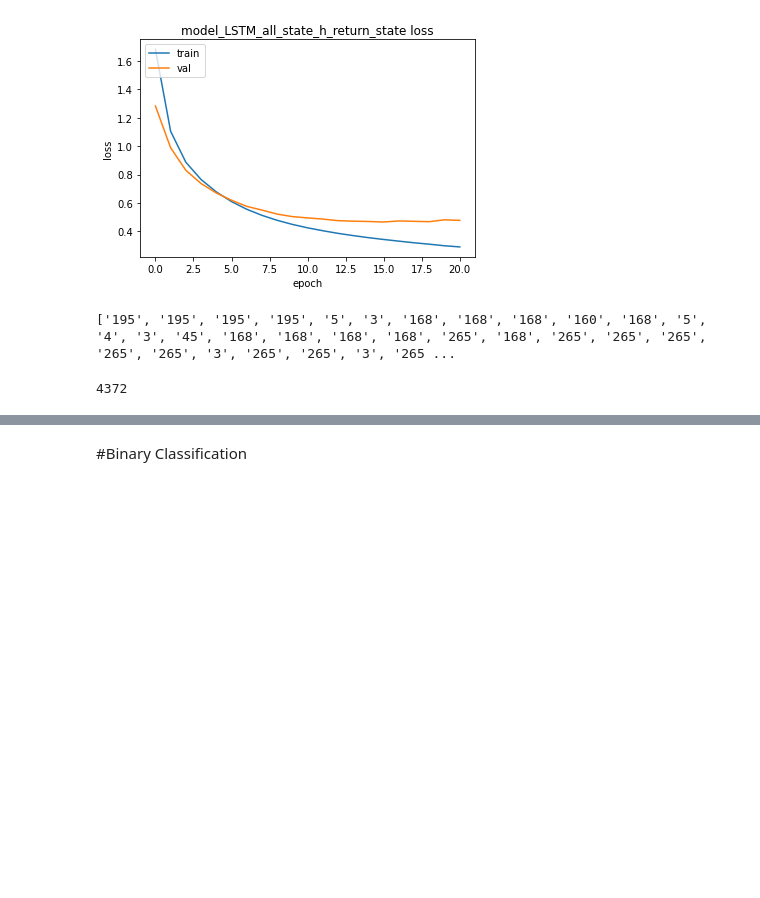
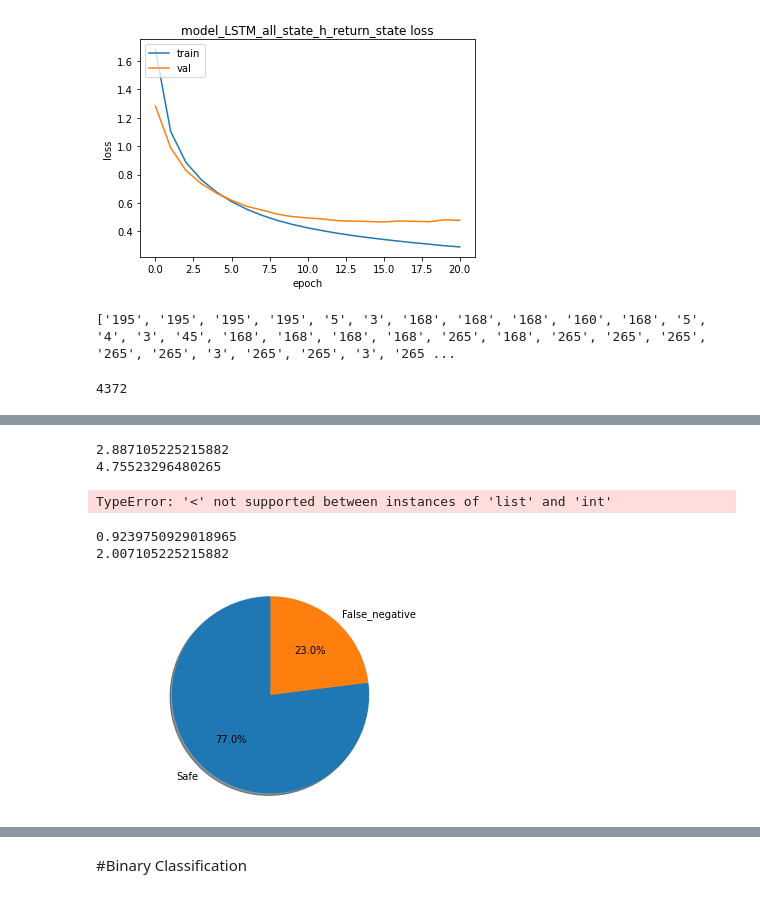
Before and after one commit to raghavmanc/COSC-4F90, a Jupyter notebook: HIDS.ipynb, the cells around one changed output, grey strips where cells are left out. Drawn from its saved outputs; the diff is of its cells as text; code cells hidden in the pictures; blank space fills up the shorter version.

Commit message:
Added minimum hamming distance to the classification method

```diff
--- a/HIDS.ipynb
+++ b/HIDS.ipynb
@@ -510,7 +499,0 @@ KeyboardInterrupt:
-# %%
-attack_means = []
-
-for i in range((len(train_attack_data))):
-    print(f'{i+1}/{len(train_attack_data)}')
-    print('-------------------------------------------------------------------')
-    attack_means.append(statistics.mean(calc_request_belu_score(train_attack_data[i],0,n)))
@@ -534,0 +500,10 @@ for i in range((len(train_attack_data))):
+# %%
+attack_means = []
+hamming_dist_attack = []
+
+for i in range((len(train_attack_data))):
+    print(f'{i+1}/{len(train_attack_data)}')
+    print('-------------------------------------------------------------------')
+    hamming_dist,mean_score = calc_request_belu_score(train_attack_data[i],0,n)
+    hamming_dist_attack.append(hamming_dist)
+    attack_means.append(mean_score)
@@ -540,0 +535,24 @@ NameError: name 'attack_means' is not defined
+# %%
+print(statistics.mean(hamming_dist_normal))
+print(statistics.mean(hamming_dist_attack))
+# %% [output]
+2.887105225215882
+4.75523296480265
+TypeError: '<' not supported between instances of 'list' and 'int'
+# %%
+belu_threshold = 0
+hamming_threshold = 0
+belu_threshold = statistics.mean(means) + statistics.stdev(means)
+hamming_threshold = statistics.mean(hamming_dist_normal) - .88
+# %%
+print(belu_threshold)
+print(hamming_threshold)
+# %% [output]
+0.9239750929018965
+2.007105225215882
+# %%
+# A false negative is saying something is false when it is actually true
+false_negative = 0
+for i in range(len(means)):
+    if means[i] < belu_threshold and hamming_dist_normal[i] < hamming_threshold:
+        false_negative += 1
@@ -540,0 +565,14 @@ NameError: name 'attack_means' is not defined
+# %%
+# Pie chart, where the slices will be ordered and plotted counter-clockwise:
+labels = 'Safe','False_negative'
+sizes = [len(means)-false_negative,false_negative]
+explode = (0, 0)  # only "explode" the 2nd slice (i.e. 'Hogs')
+
+fig1, ax1 = plt.subplots()
+ax1.pie(sizes, explode=explode, labels=labels, autopct='%1.1f%%',
+        shadow=True, startangle=90)
+ax1.axis('equal')  # Equal aspect ratio ensures that pie is drawn as a circle.
+
+plt.show()
+# %% [output]
+[figure, added]
```
Also changed, not shown: parts of 12 cells of this notebook, 1 other file.
